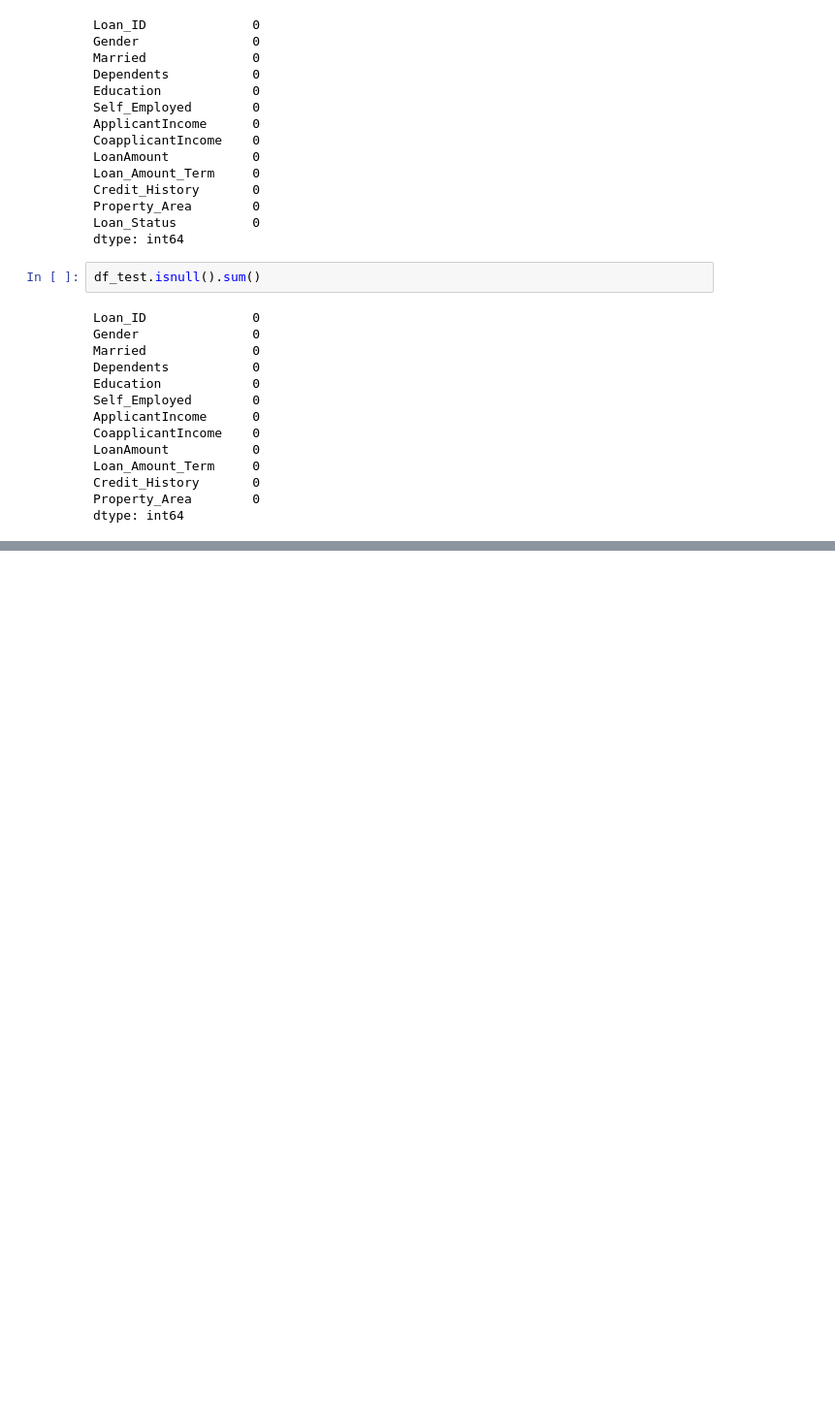
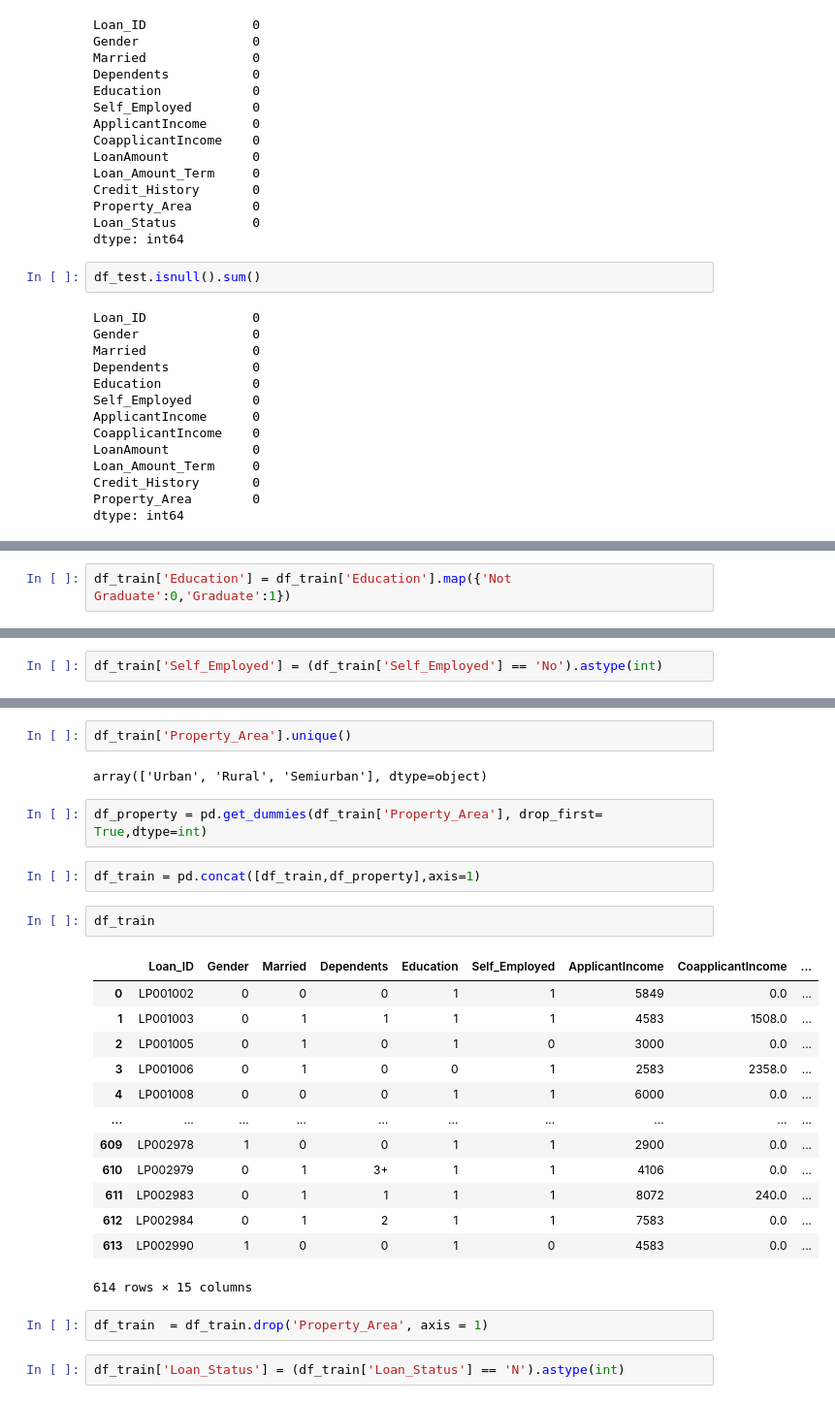
Before and after one commit to aks-ai/Loan-Prediction, a Jupyter notebook: Loan_Prediction_Classification.ipynb, the cells around one changed output, grey strips where cells are left out. Shown at 97% size. Drawn from its saved outputs; the diff is of its cells as text; blank space fills up the shorter version.

```diff
--- a/Loan_Prediction_Classification.ipynb
+++ b/Loan_Prediction_Classification.ipynb
@@ -178,0 +210,2 @@ dtype: int64
+# %%
+df_train['Education'] = df_train['Education'].map({'Not Graduate':0,'Graduate':1})
@@ -178,0 +221,2 @@ dtype: int64
+# %%
+df_train['Self_Employed'] = (df_train['Self_Employed'] == 'No').astype(int)
@@ -178,0 +232,28 @@ dtype: int64
+# %%
+df_train['Property_Area'].unique()
+# %% [output]
+array(['Urban', 'Rural', 'Semiurban'], dtype=object)
+# %%
+df_property = pd.get_dummies(df_train['Property_Area'], drop_first= True,dtype=int)
+# %%
+df_train = pd.concat([df_train,df_property],axis=1)
+# %%
+df_train
+# %% [output]
+|  | Loan_ID | Gender | Married | Dependents | Education | Self_Employed | ApplicantIncome | CoapplicantIncome | ... |
+| 0 | LP001002 | 0 | 0 | 0 | 1 | 1 | 5849 | 0.0 | ... |
+| 1 | LP001003 | 0 | 1 | 1 | 1 | 1 | 4583 | 1508.0 | ... |
+| 2 | LP001005 | 0 | 1 | 0 | 1 | 0 | 3000 | 0.0 | ... |
+| 3 | LP001006 | 0 | 1 | 0 | 0 | 1 | 2583 | 2358.0 | ... |
+| 4 | LP001008 | 0 | 0 | 0 | 1 | 1 | 6000 | 0.0 | ... |
+| ... | ... | ... | ... | ... | ... | ... | ... | ... | ... |
+| 609 | LP002978 | 1 | 0 | 0 | 1 | 1 | 2900 | 0.0 | ... |
+| 610 | LP002979 | 0 | 1 | 3+ | 1 | 1 | 4106 | 0.0 | ... |
+| 611 | LP002983 | 0 | 1 | 1 | 1 | 1 | 8072 | 240.0 | ... |
+| 612 | LP002984 | 0 | 1 | 2 | 1 | 1 | 7583 | 0.0 | ... |
+| 613 | LP002990 | 1 | 0 | 0 | 1 | 0 | 4583 | 0.0 | ... |
+614 rows × 15 columns
+# %%
+df_train  = df_train.drop('Property_Area', axis = 1)
+# %%
+df_train['Loan_Status'] = (df_train['Loan_Status'] == 'N').astype(int)
```
Also changed, not shown: parts of 15 cells of this notebook.
